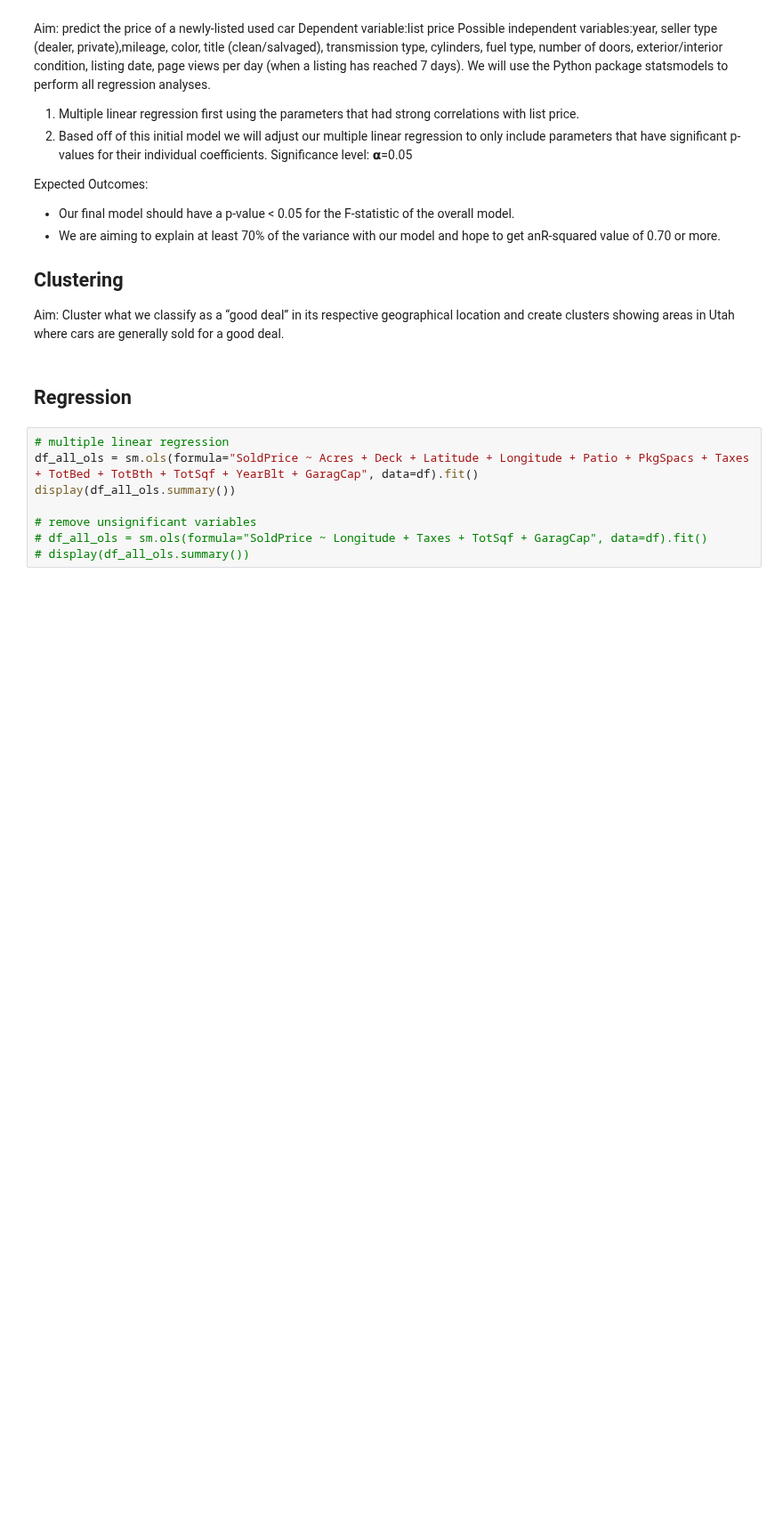
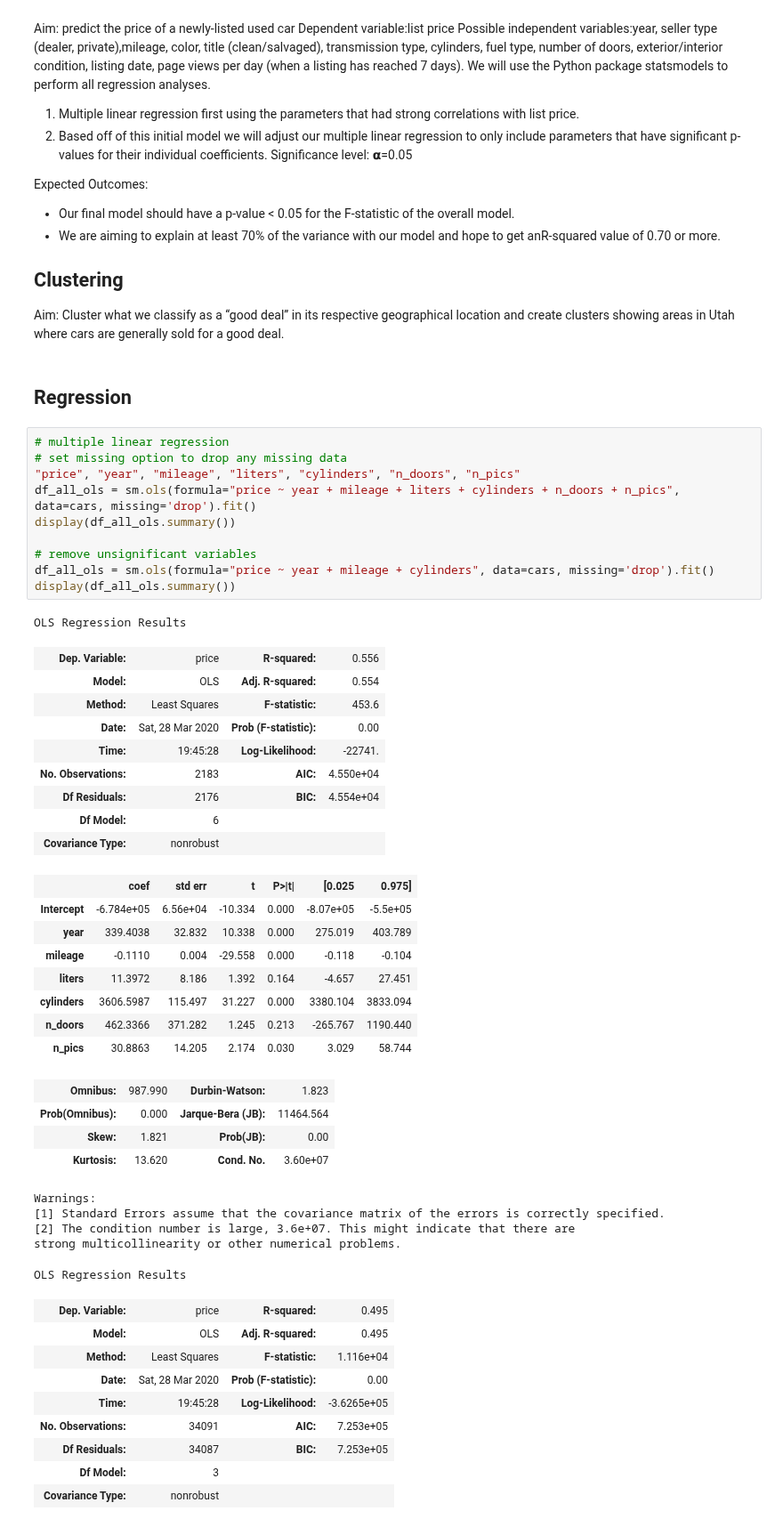
Before and after one commit to taylorch626/automodeals, a Jupyter notebook: Data_Exploration_Analysis.ipynb, the cells around one changed output. Shown at 89% size. Drawn from its saved outputs; the diff is of its cells as text; blank space fills up the shorter version.

```diff
--- a/Data_Exploration_Analysis.ipynb
+++ b/Data_Exploration_Analysis.ipynb
@@ -128,9 +186,48 @@ showing areas in Utah where cars are generally sold for a good deal.
 ## Regression
 # %%
 # multiple linear regression
-df_all_ols = sm.ols(formula="SoldPrice ~ Acres + Deck + Latitude + Longitude + Patio + PkgSpacs + Taxes + TotBed + TotBth + TotSqf + YearBlt + GaragCap", data=df).fit()
+# set missing option to drop any missing data
+"price", "year", "mileage", "liters", "cylinders", "n_doors", "n_pics"
+df_all_ols = sm.ols(formula="price ~ year + mileage + liters + cylinders + n_doors + n_pics", data=cars, missing='drop').fit()
 display(df_all_ols.summary())
 
 # remove unsignificant variables
-# df_all_ols = sm.ols(formula="SoldPrice ~ Longitude + Taxes + TotSqf + GaragCap", data=df).fit()
-# display(df_all_ols.summary())
+df_all_ols = sm.ols(formula="price ~ year + mileage + cylinders", data=cars, missing='drop').fit()
+display(df_all_ols.summary())
+# %% [output]
+OLS Regression Results
+| Dep. Variable: | price | R-squared: | 0.556 |
+| Model: | OLS | Adj. R-squared: | 0.554 |
+| Method: | Least Squares | F-statistic: | 453.6 |
+| Date: | Sat, 28 Mar 2020 | Prob (F-statistic): | 0.00 |
+| Time: | 19:45:28 | Log-Likelihood: | -22741. |
+| No. Observations: | 2183 | AIC: | 4.550e+04 |
+| Df Residuals: | 2176 | BIC: | 4.554e+04 |
+| Df Model: | 6 |  |  |
+| Covariance Type: | nonrobust |  |  |
+|  | coef | std err | t | P>|t| | [0.025 | 0.975] |
+| Intercept | -6.784e+05 | 6.56e+04 | -10.334 | 0.000 | -8.07e+05 | -5.5e+05 |
+| year | 339.4038 | 32.832 | 10.338 | 0.000 | 275.019 | 403.789 |
+| mileage | -0.1110 | 0.004 | -29.558 | 0.000 | -0.118 | -0.104 |
+| liters | 11.3972 | 8.186 | 1.392 | 0.164 | -4.657 | 27.451 |
+| cylinders | 3606.5987 | 115.497 | 31.227 | 0.000 | 3380.104 | 3833.094 |
+| n_doors | 462.3366 | 371.282 | 1.245 | 0.213 | -265.767 | 1190.440 |
+| n_pics | 30.8863 | 14.205 | 2.174 | 0.030 | 3.029 | 58.744 |
+| Omnibus: | 987.990 | Durbin-Watson: | 1.823 |
+| Prob(Omnibus): | 0.000 | Jarque-Bera (JB): | 11464.564 |
+| Skew: | 1.821 | Prob(JB): | 0.00 |
+| Kurtosis: | 13.620 | Cond. No. | 3.60e+07 |
+Warnings:
+[1] Standard Errors assume that the covariance matrix of the errors is correctly specified.
+[2] The condition number is large, 3.6e+07. This might indicate that there are
+strong multicollinearity or other numerical problems.
+OLS Regression Results
+| Dep. Variable: | price | R-squared: | 0.495 |
+| Model: | OLS | Adj. R-squared: | 0.495 |
+| Method: | Least Squares | F-statistic: | 1.116e+04 |
+| Date: | Sat, 28 Mar 2020 | Prob (F-statistic): | 0.00 |
+| Time: | 19:45:28 | Log-Likelihood: | -3.6265e+05 |
+| No. Observations: | 34091 | AIC: | 7.253e+05 |
+| Df Residuals: | 34087 | BIC: | 7.253e+05 |
+| Df Model: | 3 |  |  |
+| Covariance Type: | nonrobust |  |  |
```
Also changed, not shown: parts of 9 cells of this notebook, 2 other files.
